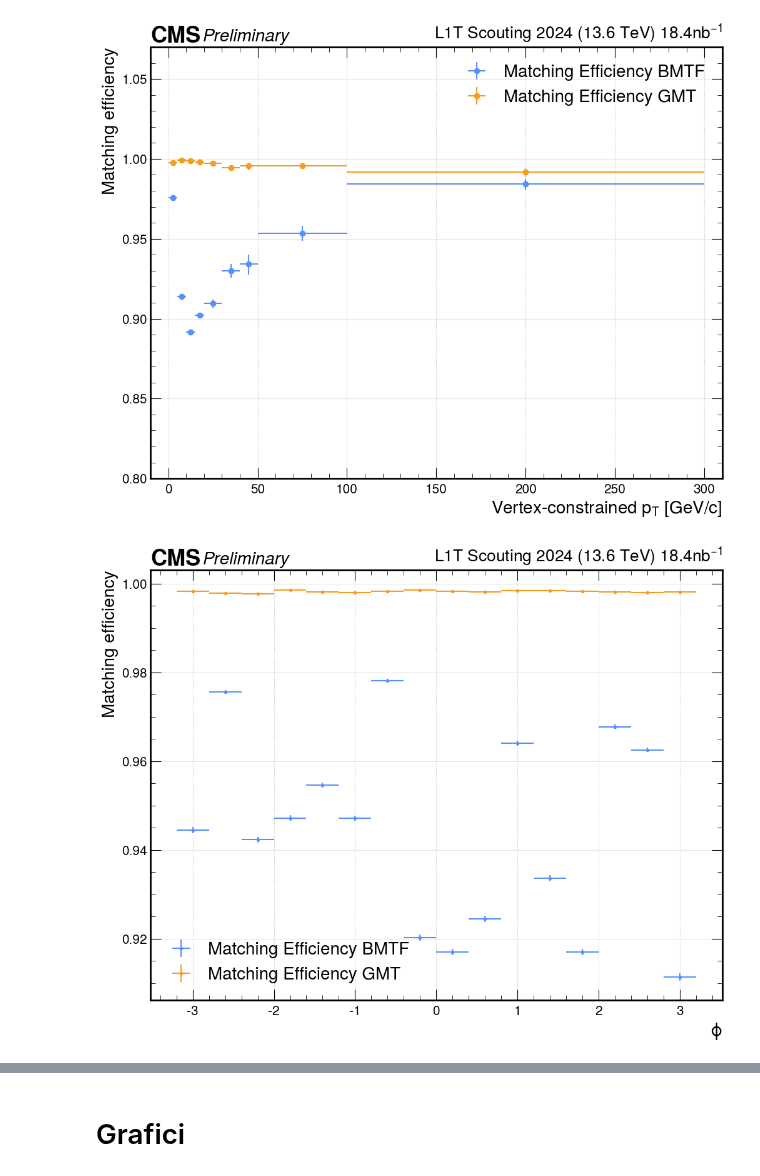
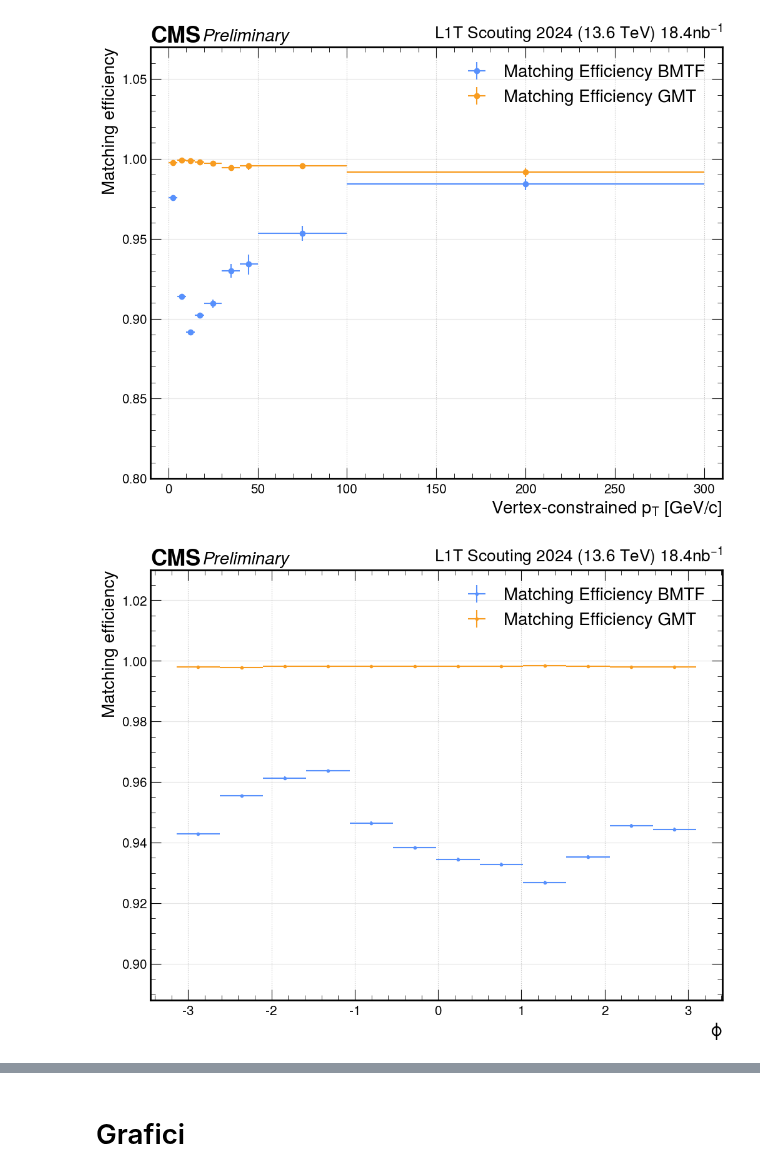
Before and after one commit to francescoreschio/Tesi-Triennale, a Jupyter notebook: Codice/DeltaRDef.ipynb, the cells around one changed output, grey strips where cells are left out. Drawn from its saved outputs; the diff is of its cells as text; code cells hidden in the pictures.

```diff
--- a/Codice/DeltaRDef.ipynb
+++ b/Codice/DeltaRDef.ipynb
@@ -553,7 +526,7 @@ print(PtBMTF_Hist)
 [ 300, inf) 0       │                                                        │
                     └────────────────────────────────────────────────────────┘
 # %%
-binsPhi = np.array(np.arange(-3.2, 3.6, 0.4))
+binsPhi = np.array(np.arange(-np.pi, np.pi + 0.1, 0.52))
 
 #-------------------------Histograms---------------------------------
 PhiBMTF_Hist = hist.Hist(hist.axis.Variable(binsPhi, name="PhiBMTF", label="BMTF Muon Phi"))
@@ -573,5 +546,7 @@ AllPhiGMT_Hist.fill(AllPhiGMT=AllPhiGMT)
 
 GMTMatchingEfficiencyPhi = PhiGMT_Hist.values()/AllPhiGMT_Hist.values()
 
+print(BMTFMatchingEfficiencyPhi)
+
 print(PhiBMTF_Hist)
 # %% [output]
@@ -694,34 +667,34 @@ plt.show()
 # %%
 from hist import intervals
 BMTFerror = hist.intervals.ratio_uncertainty(PhiBMTF_Hist.values(), AllPhiBMTF_Hist.values(), uncertainty_type = 'efficiency')
 GMTerror = hist.intervals.ratio_uncertainty(PhiGMT_Hist.values(), AllPhiGMT_Hist.values(), uncertainty_type = 'efficiency')
 
 centers = 0.5 * (binsPhi[1:] + binsPhi[:-1])
 width = 0.5 * (binsPhi[1:] - binsPhi[:-1])
 
 fig, ax = plt.subplots(figsize=FIGSIZE, constrained_layout=True)
 set_label_font(ax, FONTSIZE)
 set_tick_font(ax, FONTSIZE-2)
 draw_grid(ax, axis="y")
 draw_cms_label(ax, fontsize= FONTSIZE)
 
 ax.errorbar(centers, BMTFMatchingEfficiencyPhi, xerr = width, yerr = BMTFerror, fmt = '.', label="Matching Efficiency BMTF")
 ax.errorbar(centers, GMTMatchingEfficiencyPhi, xerr = width, yerr = GMTerror, fmt = '.', label="Matching Efficiency GMT")
 
-#ax.set_ylim(0.8, 1.07)
+ax.set_ylim(0.888, 1.03)
 #ax.set_xlim(-10, 310)
 
 
 ax.set_xlabel(r'$\phi$')
 ax.set_ylabel('Matching efficiency')
 ax.grid(True)
 ax.legend(fontsize = FONTSIZE)
 
 ax.tick_params(axis='both', which='both', labelsize = FONTSIZE - 5)
 
 plt.show()
 # %% [output]
-[figure, old version]
+[figure, new version]
 # %%
 from hist import intervals
 BMTFerror = hist.intervals.ratio_uncertainty(EtaBMTF_Hist.values(), AllEtaBMTF_Hist.values(), uncertainty_type = 'efficiency')
```
Also changed, not shown: parts of 25 cells of this notebook, 11 other files.
